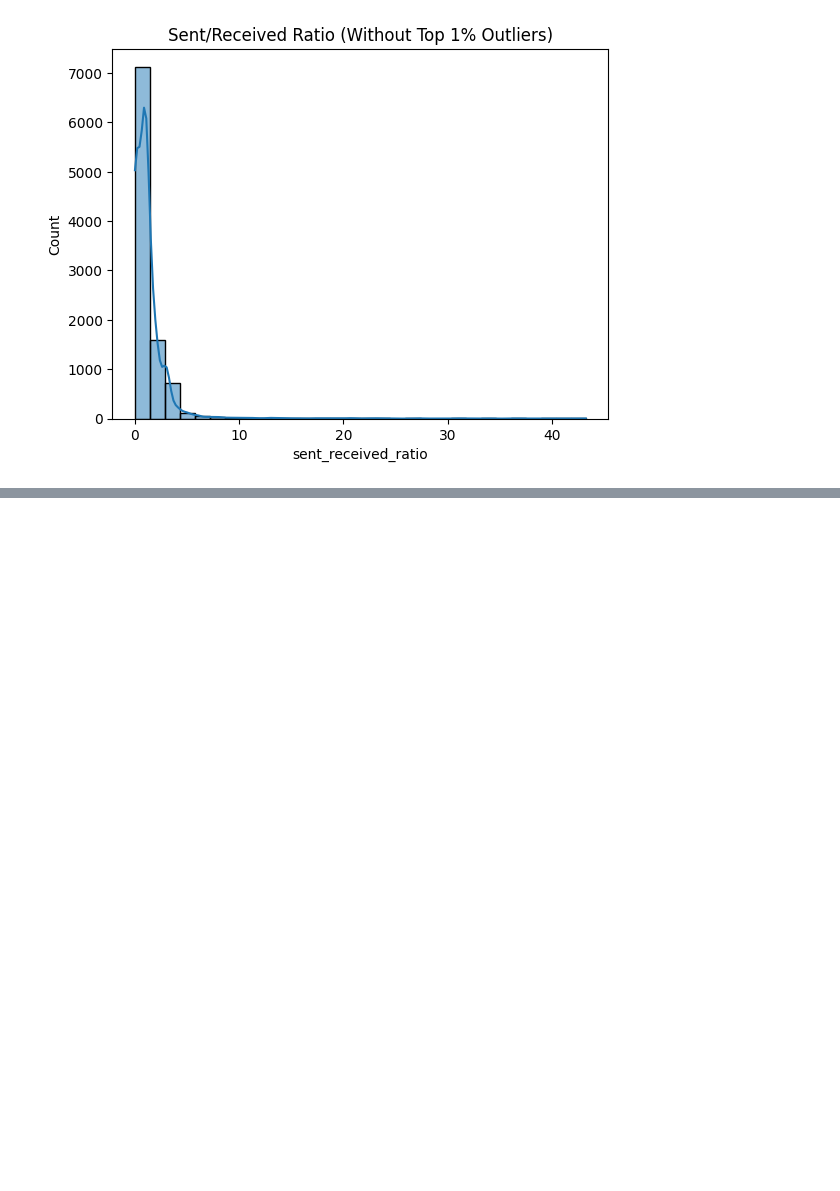
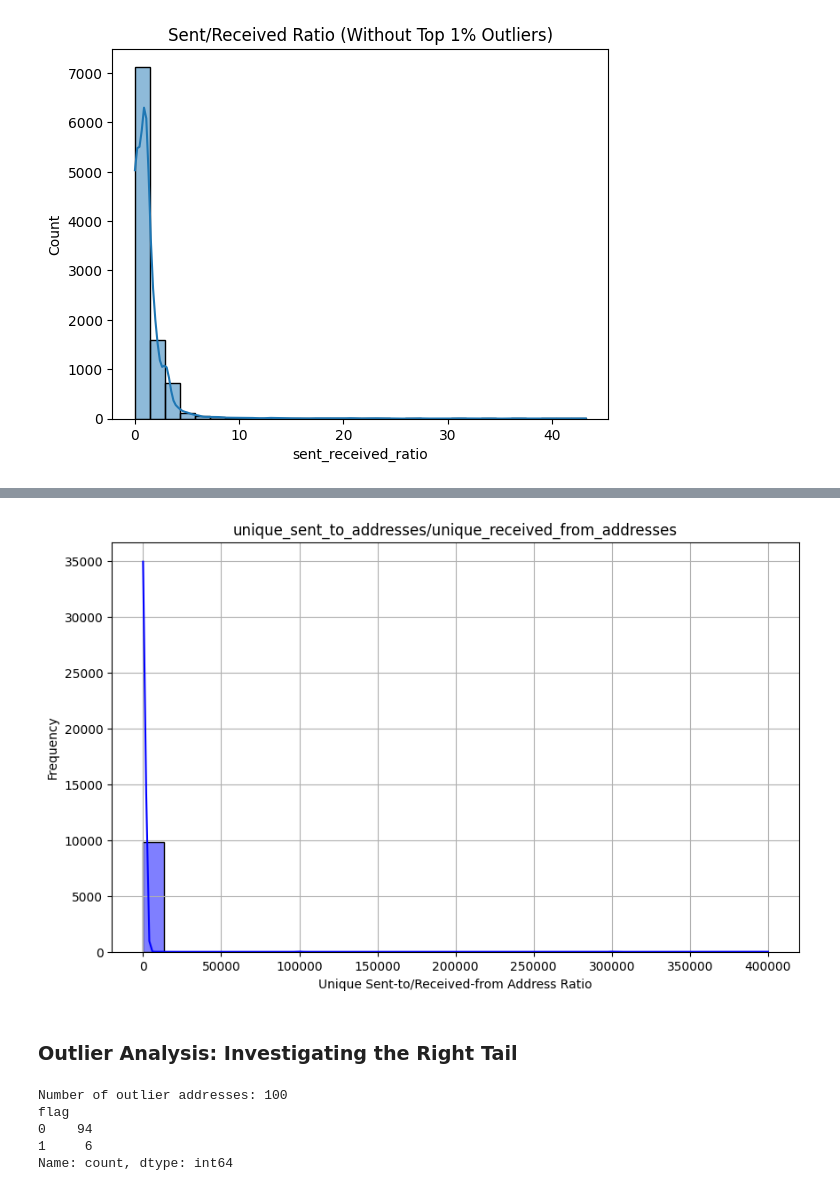
Before and after one commit to InsightsByIvy/Analysing-Scam-Patterns-in-Ethereum-Transactions, a Jupyter notebook: Notebooks/feature_engineering.ipynb, the cells around one changed output, grey strips where cells are left out. Cells and saved outputs as stored; diff of their text form; code cells hidden in the pictures; blank space fills up the shorter version.

```diff
--- a/Notebooks/feature_engineering.ipynb
+++ b/Notebooks/feature_engineering.ipynb
@@ -45,0 +55,32 @@ Further analysis—such as comparing the distributions for scam versus non-scam
+# %%
+df['unique_addr_ratio'] = df['unique_sent_to_addresses'] / (df['unique_received_from_addresses'] + 1e-5)
+# %%
+df['log_unique_addr_ratio'] = np.log1p(df['unique_addr_ratio'])
+
+plt.figure(figsize=(10, 6))
+sns.histplot(data=df, x='unique_addr_ratio', bins=30, kde=True, color='blue')
+plt.title('unique_sent_to_addresses/unique_received_from_addresses')
+plt.xlabel('Unique Sent-to/Received-from Address Ratio')
+plt.ylabel('Frequency')
+plt.grid(True)
+plt.show()
+# %% [output]
+[figure, added]
+# %% [markdown]
+### Outlier Analysis: Investigating the Right Tail
+# %%
+# Define the threshold for the top 1% (right tail)
+threshold = df['log_unique_addr_ratio'].quantile(0.99)
+
+# Select outlier addresses
+outliers = df[df['log_unique_addr_ratio'] >= threshold]
+
+# Show the number of outliers and their scam flag distribution
+print(f"Number of outlier addresses: {len(outliers)}")
+print(outliers['flag'].value_counts())
+# %% [output]
+Number of outlier addresses: 100
+flag
+0    94
+1     6
+Name: count, dtype: int64
```
Also changed, not shown: parts of 6 cells of this notebook.
